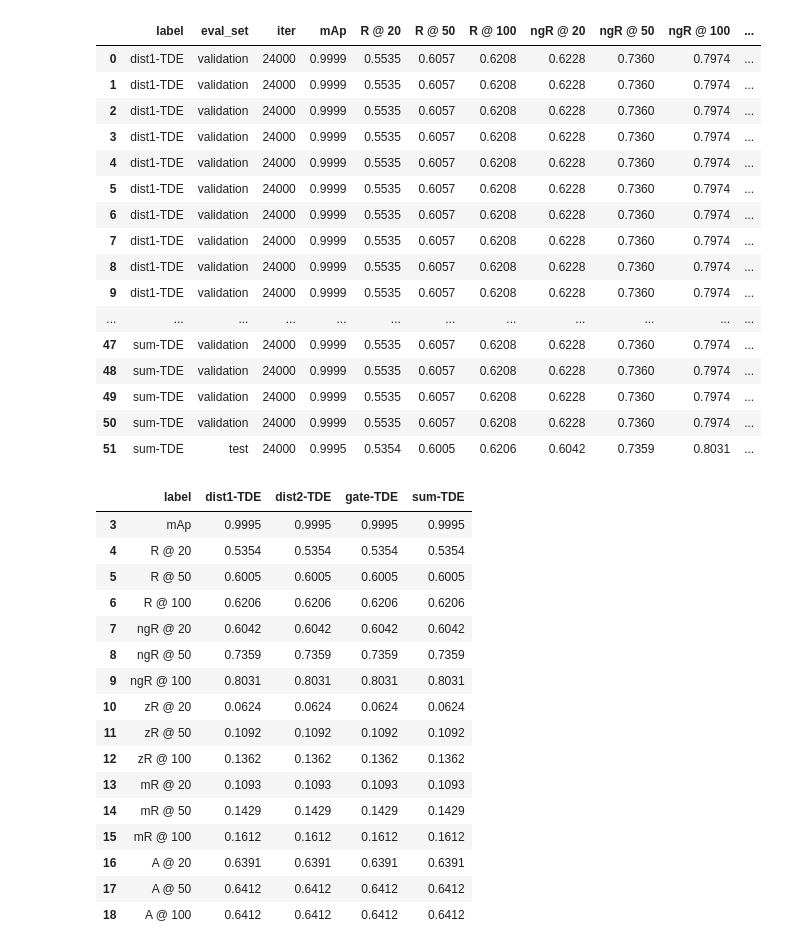
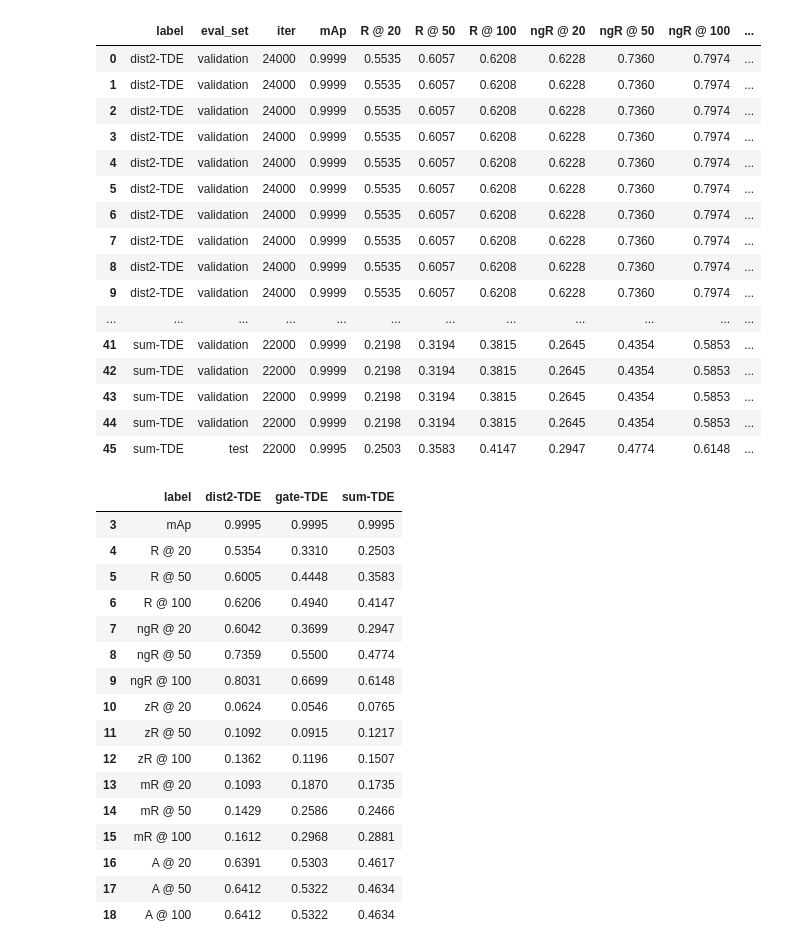
Before and after one commit to Karim-53/SGG, a Jupyter notebook: score Viz.ipynb, the cells around one changed output. Cells and saved outputs as stored; diff of their text form; code cells hidden in the pictures.

```diff
--- a/score Viz.ipynb
+++ b/score Viz.ipynb
@@ -59,33 +62,33 @@ def log_to_array(Tx: str, label=None):
 # %%
 arr = []
 for label,log_file in log_files.items():
     #log_files = r'C:\Inn\Github\SGG\checkpoint\precls-CausalAnalysisPredictor-motifs-dist2-TDE\log.txt'
-    f = open(logfile,mode='r')
+    f = open(log_file,mode='r')
     Tx = f.read()
     f.close()
 
     arr += log_to_array(Tx, label=label)
 
 df = pd.DataFrame(data=arr)#, columns=keys
 df
 # %% [output]
 |  | label | eval_set | iter | mAp | R @ 20 | R @ 50 | R @ 100 | ngR @ 20 | ngR @ 50 | ngR @ 100 | ... |
-| 0 | dist1-TDE | validation | 24000 | 0.9999 | 0.5535 | 0.6057 | 0.6208 | 0.6228 | 0.7360 | 0.7974 | ... |
-| 1 | dist1-TDE | validation | 24000 | 0.9999 | 0.5535 | 0.6057 | 0.6208 | 0.6228 | 0.7360 | 0.7974 | ... |
-| 2 | dist1-TDE | validation | 24000 | 0.9999 | 0.5535 | 0.6057 | 0.6208 | 0.6228 | 0.7360 | 0.7974 | ... |
-| 3 | dist1-TDE | validation | 24000 | 0.9999 | 0.5535 | 0.6057 | 0.6208 | 0.6228 | 0.7360 | 0.7974 | ... |
-| 4 | dist1-TDE | validation | 24000 | 0.9999 | 0.5535 | 0.6057 | 0.6208 | 0.6228 | 0.7360 | 0.7974 | ... |
-| 5 | dist1-TDE | validation | 24000 | 0.9999 | 0.5535 | 0.6057 | 0.6208 | 0.6228 | 0.7360 | 0.7974 | ... |
-| 6 | dist1-TDE | validation | 24000 | 0.9999 | 0.5535 | 0.6057 | 0.6208 | 0.6228 | 0.7360 | 0.7974 | ... |
-| 7 | dist1-TDE | validation | 24000 | 0.9999 | 0.5535 | 0.6057 | 0.6208 | 0.6228 | 0.7360 | 0.7974 | ... |
-| 8 | dist1-TDE | validation | 24000 | 0.9999 | 0.5535 | 0.6057 | 0.6208 | 0.6228 | 0.7360 | 0.7974 | ... |
-| 9 | dist1-TDE | validation | 24000 | 0.9999 | 0.5535 | 0.6057 | 0.6208 | 0.6228 | 0.7360 | 0.7974 | ... |
+| 0 | dist2-TDE | validation | 24000 | 0.9999 | 0.5535 | 0.6057 | 0.6208 | 0.6228 | 0.7360 | 0.7974 | ... |
+| 1 | dist2-TDE | validation | 24000 | 0.9999 | 0.5535 | 0.6057 | 0.6208 | 0.6228 | 0.7360 | 0.7974 | ... |
+| 2 | dist2-TDE | validation | 24000 | 0.9999 | 0.5535 | 0.6057 | 0.6208 | 0.6228 | 0.7360 | 0.7974 | ... |
+| 3 | dist2-TDE | validation | 24000 | 0.9999 | 0.5535 | 0.6057 | 0.6208 | 0.6228 | 0.7360 | 0.7974 | ... |
+| 4 | dist2-TDE | validation | 24000 | 0.9999 | 0.5535 | 0.6057 | 0.6208 | 0.6228 | 0.7360 | 0.7974 | ... |
+| 5 | dist2-TDE | validation | 24000 | 0.9999 | 0.5535 | 0.6057 | 0.6208 | 0.6228 | 0.7360 | 0.7974 | ... |
+| 6 | dist2-TDE | validation | 24000 | 0.9999 | 0.5535 | 0.6057 | 0.6208 | 0.6228 | 0.7360 | 0.7974 | ... |
+| 7 | dist2-TDE | validation | 24000 | 0.9999 | 0.5535 | 0.6057 | 0.6208 | 0.6228 | 0.7360 | 0.7974 | ... |
+| 8 | dist2-TDE | validation | 24000 | 0.9999 | 0.5535 | 0.6057 | 0.6208 | 0.6228 | 0.7360 | 0.7974 | ... |
+| 9 | dist2-TDE | validation | 24000 | 0.9999 | 0.5535 | 0.6057 | 0.6208 | 0.6228 | 0.7360 | 0.7974 | ... |
 | ... | ... | ... | ... | ... | ... | ... | ... | ... | ... | ... | ... |
-| 47 | sum-TDE | validation | 24000 | 0.9999 | 0.5535 | 0.6057 | 0.6208 | 0.6228 | 0.7360 | 0.7974 | ... |
-| 48 | sum-TDE | validation | 24000 | 0.9999 | 0.5535 | 0.6057 | 0.6208 | 0.6228 | 0.7360 | 0.7974 | ... |
-| 49 | sum-TDE | validation | 24000 | 0.9999 | 0.5535 | 0.6057 | 0.6208 | 0.6228 | 0.7360 | 0.7974 | ... |
-| 50 | sum-TDE | validation | 24000 | 0.9999 | 0.5535 | 0.6057 | 0.6208 | 0.6228 | 0.7360 | 0.7974 | ... |
-| 51 | sum-TDE | test | 24000 | 0.9995 | 0.5354 | 0.6005 | 0.6206 | 0.6042 | 0.7359 | 0.8031 | ... |
+| 41 | sum-TDE | validation | 22000 | 0.9999 | 0.2198 | 0.3194 | 0.3815 | 0.2645 | 0.4354 | 0.5853 | ... |
+| 42 | sum-TDE | validation | 22000 | 0.9999 | 0.2198 | 0.3194 | 0.3815 | 0.2645 | 0.4354 | 0.5853 | ... |
+| 43 | sum-TDE | validation | 22000 | 0.9999 | 0.2198 | 0.3194 | 0.3815 | 0.2645 | 0.4354 | 0.5853 | ... |
+| 44 | sum-TDE | validation | 22000 | 0.9999 | 0.2198 | 0.3194 | 0.3815 | 0.2645 | 0.4354 | 0.5853 | ... |
+| 45 | sum-TDE | test | 22000 | 0.9995 | 0.2503 | 0.3583 | 0.4147 | 0.2947 | 0.4774 | 0.6148 | ... |
 # %%
 _df = df[ df['eval_set'] == "test" ]
 #_df= _df.set_index('label')
@@ -95,23 +98,23 @@ _df = _df.drop([0,1,2])
 _df
 #list(_df.iloc[0])
 # %% [output]
-|  | label | dist1-TDE | dist2-TDE | gate-TDE | sum-TDE |
-| 3 | mAp | 0.9995 | 0.9995 | 0.9995 | 0.9995 |
-| 4 | R @ 20 | 0.5354 | 0.5354 | 0.5354 | 0.5354 |
-| 5 | R @ 50 | 0.6005 | 0.6005 | 0.6005 | 0.6005 |
-| 6 | R @ 100 | 0.6206 | 0.6206 | 0.6206 | 0.6206 |
-| 7 | ngR @ 20 | 0.6042 | 0.6042 | 0.6042 | 0.6042 |
-| 8 | ngR @ 50 | 0.7359 | 0.7359 | 0.7359 | 0.7359 |
-| 9 | ngR @ 100 | 0.8031 | 0.8031 | 0.8031 | 0.8031 |
-| 10 | zR @ 20 | 0.0624 | 0.0624 | 0.0624 | 0.0624 |
-| 11 | zR @ 50 | 0.1092 | 0.1092 | 0.1092 | 0.1092 |
-| 12 | zR @ 100 | 0.1362 | 0.1362 | 0.1362 | 0.1362 |
-| 13 | mR @ 20 | 0.1093 | 0.1093 | 0.1093 | 0.1093 |
-| 14 | mR @ 50 | 0.1429 | 0.1429 | 0.1429 | 0.1429 |
-| 15 | mR @ 100 | 0.1612 | 0.1612 | 0.1612 | 0.1612 |
-| 16 | A @ 20 | 0.6391 | 0.6391 | 0.6391 | 0.6391 |
-| 17 | A @ 50 | 0.6412 | 0.6412 | 0.6412 | 0.6412 |
-| 18 | A @ 100 | 0.6412 | 0.6412 | 0.6412 | 0.6412 |
+|  | label | dist2-TDE | gate-TDE | sum-TDE |
+| 3 | mAp | 0.9995 | 0.9995 | 0.9995 |
+| 4 | R @ 20 | 0.5354 | 0.3310 | 0.2503 |
+| 5 | R @ 50 | 0.6005 | 0.4448 | 0.3583 |
+| 6 | R @ 100 | 0.6206 | 0.4940 | 0.4147 |
+| 7 | ngR @ 20 | 0.6042 | 0.3699 | 0.2947 |
+| 8 | ngR @ 50 | 0.7359 | 0.5500 | 0.4774 |
+| 9 | ngR @ 100 | 0.8031 | 0.6699 | 0.6148 |
+| 10 | zR @ 20 | 0.0624 | 0.0546 | 0.0765 |
+| 11 | zR @ 50 | 0.1092 | 0.0915 | 0.1217 |
+| 12 | zR @ 100 | 0.1362 | 0.1196 | 0.1507 |
+| 13 | mR @ 20 | 0.1093 | 0.1870 | 0.1735 |
+| 14 | mR @ 50 | 0.1429 | 0.2586 | 0.2466 |
+| 15 | mR @ 100 | 0.1612 | 0.2968 | 0.2881 |
+| 16 | A @ 20 | 0.6391 | 0.5303 | 0.4617 |
+| 17 | A @ 50 | 0.6412 | 0.5322 | 0.4634 |
+| 18 | A @ 100 | 0.6412 | 0.5322 | 0.4634 |
 # %%
 fig = _df.iplot(kind="bar", x=keys, categories='label')
 # %% [output]
```
Also changed, not shown: parts of 1 cell of this notebook, 2 other files.
